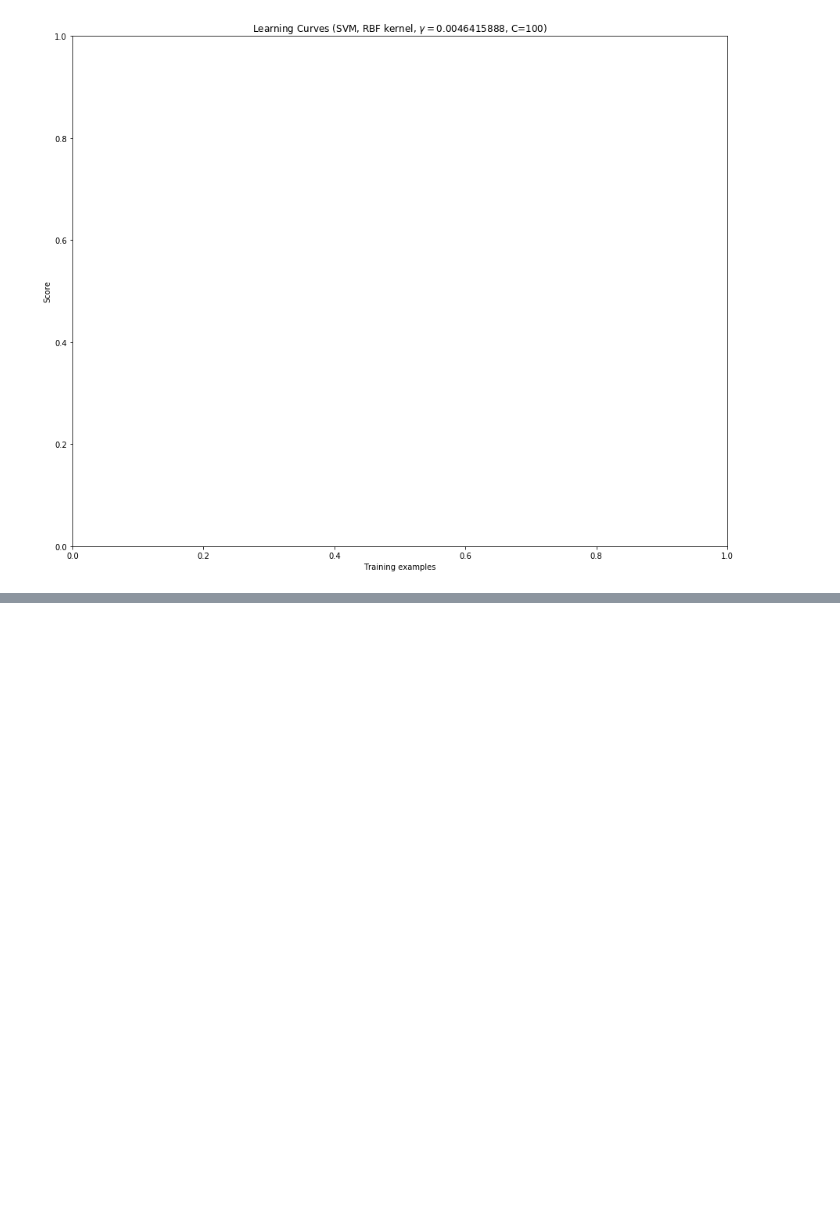
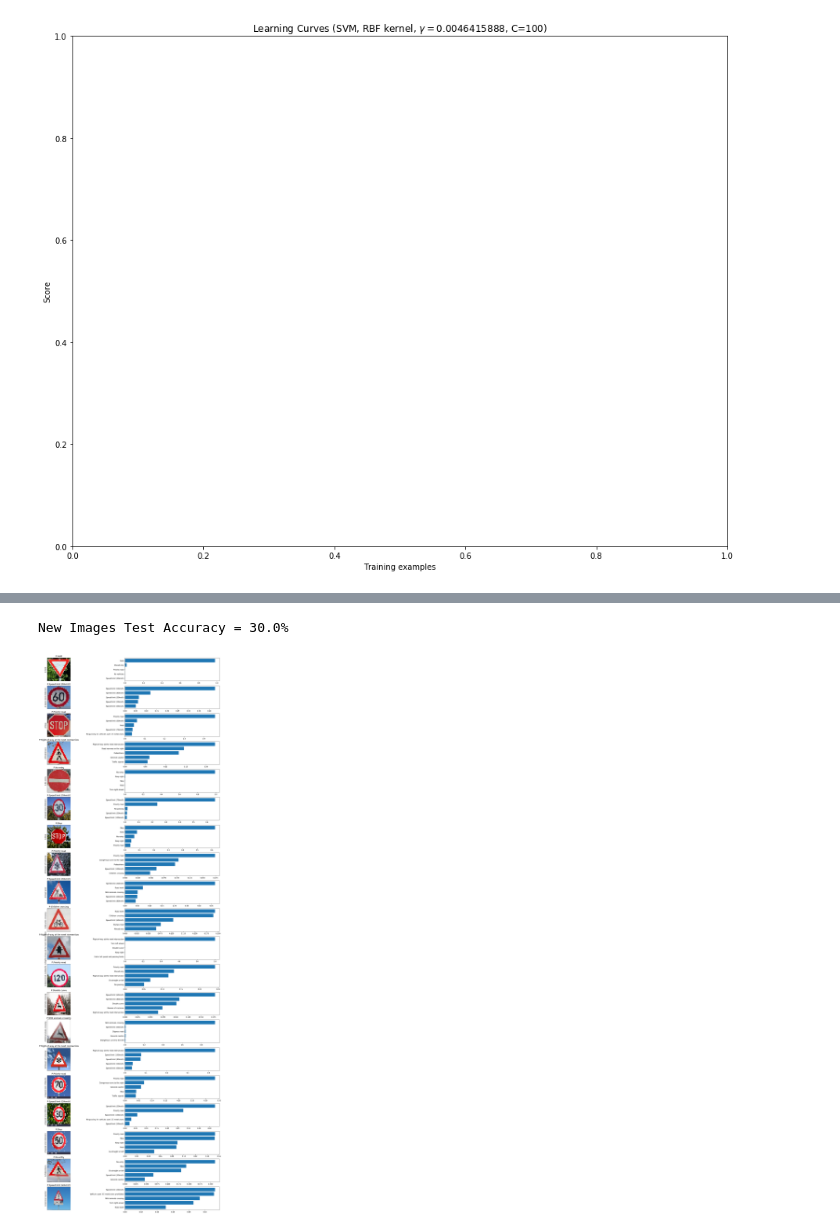
Before and after one commit to apanchal/iima-epaba-batch03, a Jupyter notebook: notebooks/0000_002_1.ipynb, the cells around one changed output, grey strips where cells are left out. Cells and saved outputs as stored; diff of their text form; code cells hidden in the pictures; blank space fills up the shorter version.

```diff
--- a/notebooks/0000_002_1.ipynb
+++ b/notebooks/0000_002_1.ipynb
@@ -254,0 +348,44 @@ NameError: name 'train_sizes' is not defined
+# %%
+# New test data preprocessing
+new_test_images_preprocessed = preprocess(np.asarray(new_test_images))
+new_test_images_dataset = new_test_images_preprocessed.reshape(len(new_test_images_preprocessed),-1)
+# %%
+validation_labels = best_svm_classifier.predict(new_test_images_dataset)
+predict_probas = best_svm_classifier.predict_proba(new_test_images_dataset)
+sorted_probs = np.argsort(predict_probas)
+top_k = len(best_svm_classifier.classes_) - 5
+# %%
+new_test_images_len=len(new_test_images_preprocessed)
+plt.figure(figsize=(22, 60))
+plt.title("SVM RESULTS")
+test_accuracy = 0
+for i in range(new_test_images_len):
+
+    plt.subplot(new_test_images_len, 2, 2*i+1)
+    plt.imshow(new_test_images[i])
+    actual = signs[new_IDs[i]]
+    plt.title('P:'+signs[validation_labels[i]])
+    plt.ylabel('A:'+actual)
+    accu = new_IDs[i] == validation_labels[i]
+    #print('new_IDs[i]->',new_IDs[i], 'validation_labels[i]->',validation_labels[i] )
+    if accu == True:
+        test_accuracy +=1
+    plt.xticks([])
+    plt.yticks([])
+
+
+    high_probs = sorted_probs[i:(i+1),top_k:].flatten()
+    labels = [signs[int(j)] for j in high_probs]
+    temp =[predict_probas[i:(i+1),y] for y in high_probs]
+    y_prob = np.array(temp).flatten()
+
+    plt.subplot(new_test_images_len, 2, 2*i+2)
+    plt.barh(np.arange(1, 6, 1), y_prob)
+    plt.yticks(np.arange(1, 6, 1), labels)
+
+
+print("New Images Test Accuracy = {:.1f}%".format((test_accuracy/new_test_images_preprocessed.shape[0])*100))
+plt.savefig('../plots/classifier/svm/svm_new Image_acc.png')
+# %% [output]
+New Images Test Accuracy = 30.0%
+[figure, added]
```
Also changed, not shown: parts of 14 cells of this notebook, 53 other files.
